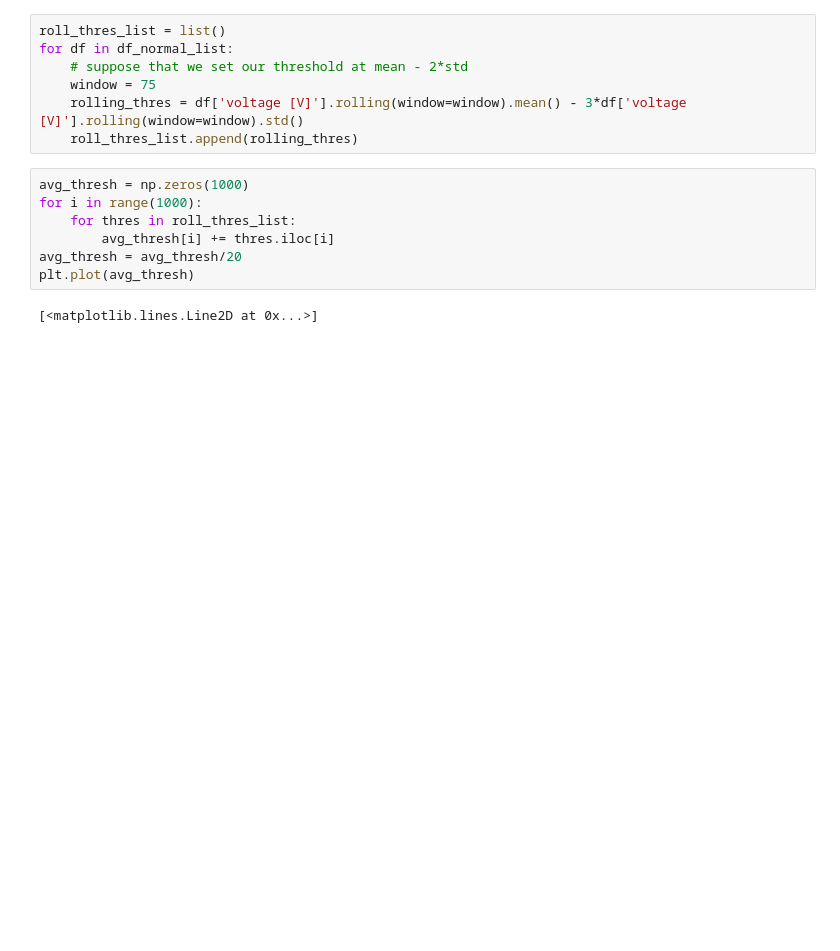
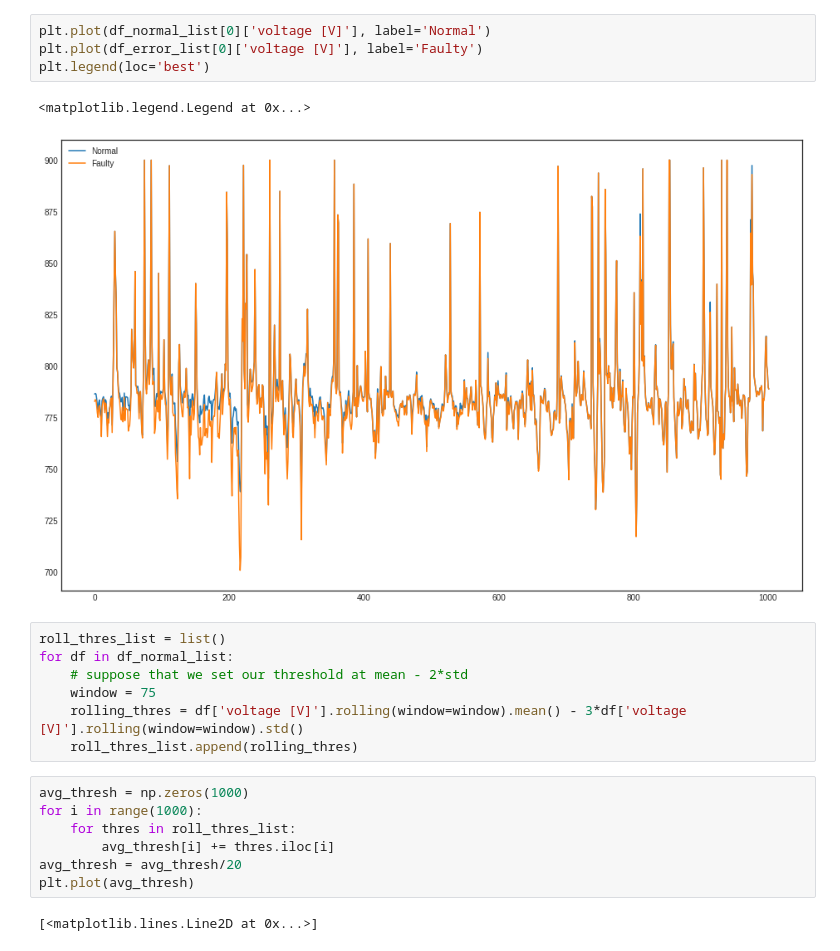
Before and after one commit to aggelstav/projects, a Jupyter notebook: AnomalyDetection/Gather all cases-Median instead of mean.ipynb, the cells around one changed output. Drawn from its saved outputs; the diff is of its cells as text; blank space fills up the shorter version.

```diff
--- a/AnomalyDetection/Gather all cases-Median instead of mean.ipynb
+++ b/AnomalyDetection/Gather all cases-Median instead of mean.ipynb
@@ -39,3 +42,10 @@ df_error_list[0]['voltage [V]'].plot()
+# %%
+plt.plot(df_normal_list[0]['voltage [V]'], label='Normal')
+plt.plot(df_error_list[0]['voltage [V]'], label='Faulty')
+plt.legend(loc='best')
+# %% [output]
+<matplotlib.legend.Legend at 0x...>
+[figure, added]
 # %%
 roll_thres_list = list()
 for df in df_normal_list:
```
Also changed, not shown: parts of 9 cells of this notebook, 13 other files.
